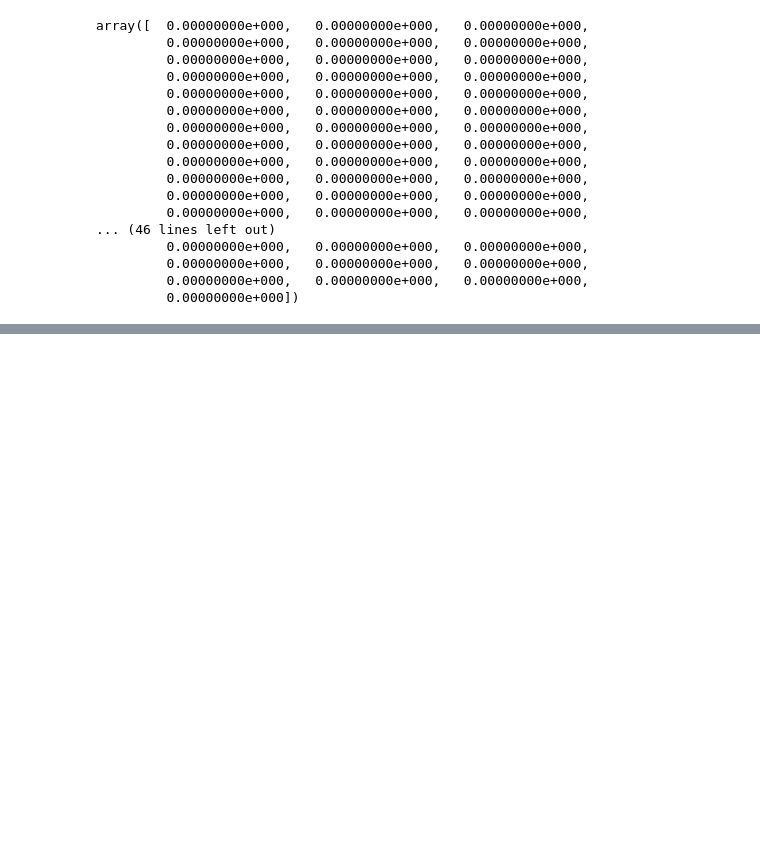
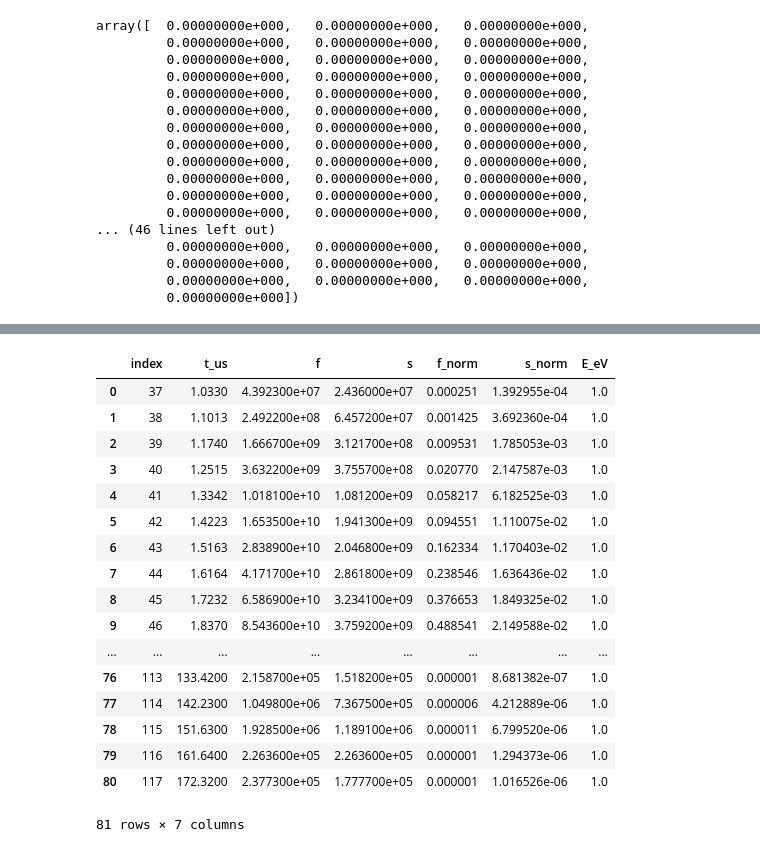
Before and after one commit to ornlneutronimaging/ResoFit, a Jupyter notebook: ResoFit/fit_neutron_pulse_shape.ipynb, the cells around one changed output, grey strips where cells are left out. Saved outputs shown, nothing was run; the diff lists cells and outputs as text; code cells hidden in the pictures; blank space fills up the shorter version.

```diff
--- a/ResoFit/fit_neutron_pulse_shape.ipynb
+++ b/ResoFit/fit_neutron_pulse_shape.ipynb
@@ -247,0 +216,3 @@ plt.show()
+# %%
+df = neutron_pulse.shape_dict[1]['data']
+df
@@ -247,0 +283,23 @@ plt.show()
+# %%
+_df = df.drop(df[df.f <= 0].index)
+# %%
+_df.reset_index()
+# %% [output]
+|  | index | t_us | f | s | f_norm | s_norm | E_eV |
+| 0 | 37 | 1.0330 | 4.392300e+07 | 2.436000e+07 | 0.000251 | 1.392955e-04 | 1.0 |
+| 1 | 38 | 1.1013 | 2.492200e+08 | 6.457200e+07 | 0.001425 | 3.692360e-04 | 1.0 |
+| 2 | 39 | 1.1740 | 1.666700e+09 | 3.121700e+08 | 0.009531 | 1.785053e-03 | 1.0 |
+| 3 | 40 | 1.2515 | 3.632200e+09 | 3.755700e+08 | 0.020770 | 2.147587e-03 | 1.0 |
+| 4 | 41 | 1.3342 | 1.018100e+10 | 1.081200e+09 | 0.058217 | 6.182525e-03 | 1.0 |
+| 5 | 42 | 1.4223 | 1.653500e+10 | 1.941300e+09 | 0.094551 | 1.110075e-02 | 1.0 |
+| 6 | 43 | 1.5163 | 2.838900e+10 | 2.046800e+09 | 0.162334 | 1.170403e-02 | 1.0 |
+| 7 | 44 | 1.6164 | 4.171700e+10 | 2.861800e+09 | 0.238546 | 1.636436e-02 | 1.0 |
+| 8 | 45 | 1.7232 | 6.586900e+10 | 3.234100e+09 | 0.376653 | 1.849325e-02 | 1.0 |
+| 9 | 46 | 1.8370 | 8.543600e+10 | 3.759200e+09 | 0.488541 | 2.149588e-02 | 1.0 |
+| ... | ... | ... | ... | ... | ... | ... | ... |
+| 76 | 113 | 133.4200 | 2.158700e+05 | 1.518200e+05 | 0.000001 | 8.681382e-07 | 1.0 |
+| 77 | 114 | 142.2300 | 1.049800e+06 | 7.367500e+05 | 0.000006 | 4.212889e-06 | 1.0 |
+| 78 | 115 | 151.6300 | 1.928500e+06 | 1.189100e+06 | 0.000011 | 6.799520e-06 | 1.0 |
+| 79 | 116 | 161.6400 | 2.263600e+05 | 2.263600e+05 | 0.000001 | 1.294373e-06 | 1.0 |
+| 80 | 117 | 172.3200 | 2.377300e+05 | 1.777700e+05 | 0.000001 | 1.016526e-06 | 1.0 |
+81 rows × 7 columns
```
Also changed, not shown: parts of 24 cells of this notebook, 2 other files.
